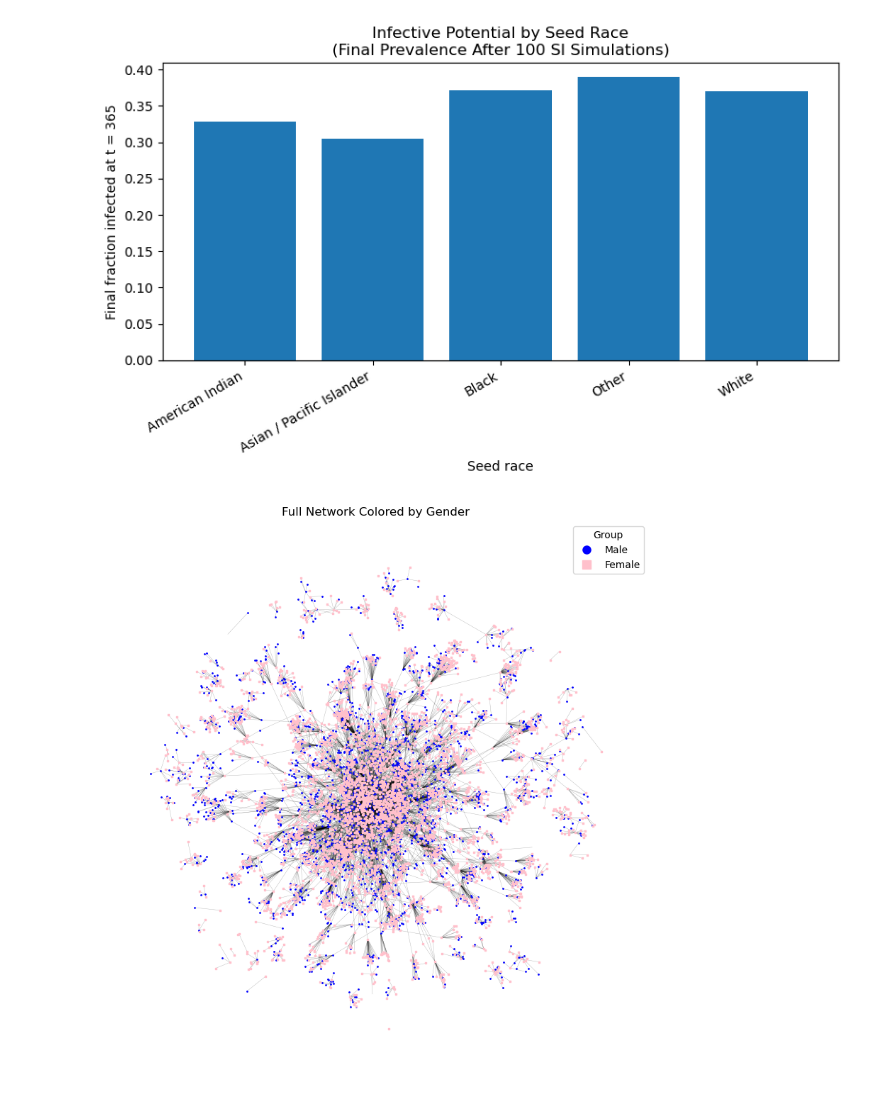
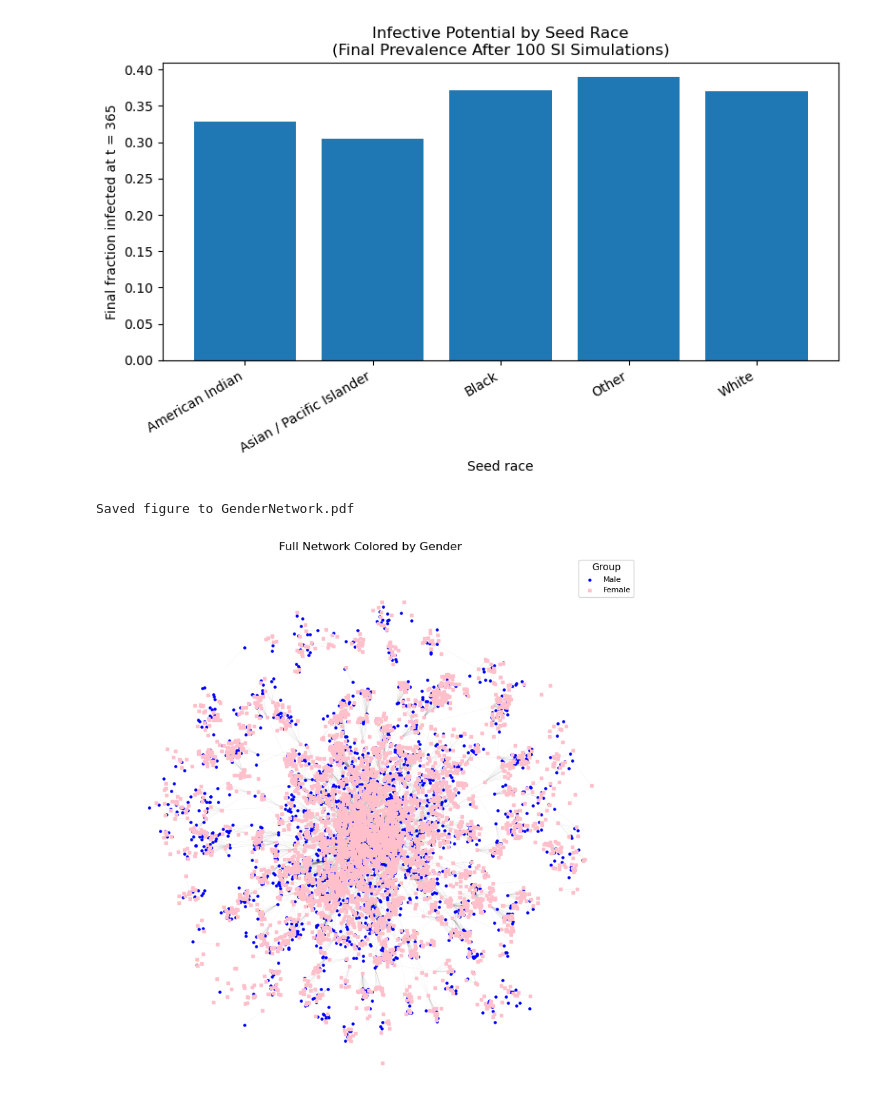
Before and after one commit to pmehta17/hiv-spread, a Jupyter notebook: Project_v2.ipynb, the cells around one changed output. Cells and saved outputs as stored; diff of their text form; code cells hidden in the pictures.

```diff
--- a/Project_v2.ipynb
+++ b/Project_v2.ipynb
@@ -622,3 +608,20 @@ for label, nodes in gender_nodes.items():
 Gender groups and counts:
 Male 5899
 Female 4736
+# %%
+# Plot mean curves by gender (NO SD bands)
+plt.figure(figsize=(8, 5))
+
+for label in sorted(gender_mean.keys()):
+    mean_curve = gender_mean[label]
+
+    # plot mean only
+    plt.plot(t_range_gender, mean_curve, label=label)
+
+plt.xlabel("Day")
+plt.ylabel("Fraction infected (full network)")
+plt.title("HIV Infection Dynamics by Gender (100 SI simulations)")
+plt.legend(title="Gender")
+plt.tight_layout()
+plt.savefig("Gender_InfectionDynamics.pdf", dpi=1000)
+plt.show()
@@ -790,27 +871,85 @@ Other: 56 nodes
 [figure]
 [figure]
 # %%
+import matplotlib.pyplot as plt
+import networkx as nx
+
+def plot_full_network_by_group(
+        G,
+        group_nodes,
+        pos,
+        title="",
+        node_size=1,
+        group_colors=None,
+        group_shapes=None,
+        save_path=None,
+    ):
+    """
+    Draw the full network, coloring / shaping nodes by group.
+    group_nodes: dict {label: set/list of node IDs}
+    pos: dict {node: (x, y)} with node positions
+    """
+
+    plt.figure(figsize=(10, 10))
+
+    # Draw edges first
+    nx.draw_networkx_edges(G, pos, width=0.1, alpha=0.2)
+
+    # Draw nodes by group
+    for label, nodes in group_nodes.items():
+        nodelist = list(nodes)
+        if not nodelist:
+            continue
+
+        color = group_colors.get(label, "gray") if group_colors else "gray"
+        shape = group_shapes.get(label, "o") if group_shapes else "o"
+
+        nx.draw_networkx_nodes(
+            G,
+            pos,
+            nodelist=nodelist,
+            node_color=color,
+            node_shape=shape,
+            node_size=5,
+            label=label,
+        )
+
+    plt.title(title)
+    plt.axis("off")
+
+    # Legend if groups provided
+    if group_nodes:
+        plt.legend(title="Group", scatterpoints=1, fontsize=8)
+
+    if save_path is not None:
+        plt.savefig(save_path, dpi=1000, bbox_inches="tight")
+        print(f"Saved figure to {save_path}")
+
+    plt.show()
+
 custom_colors_gender = {
     "Male": "blue",
     "Female": "pink",
 }
 
 custom_shapes_gender = {
     "Male": "o",   # circle
     "Female": "s", # square
 }
 
 plot_full_network_by_group(
     G,
     gender_nodes,
     pos_full,
     title="Full Network Colored by Gender",
     node_size=1,
     group_colors=custom_colors_gender,
     group_shapes=custom_shapes_gender,
+    save_path="GenderNetwork.pdf",
 )
 # %% [output]
+Saved figure to GenderNetwork.pdf
-[figure, old version]
+[figure, new version]
 # %%
 custom_colors_race = {
     "White": "green",
```
Also changed, not shown: parts of 16 cells of this notebook.
